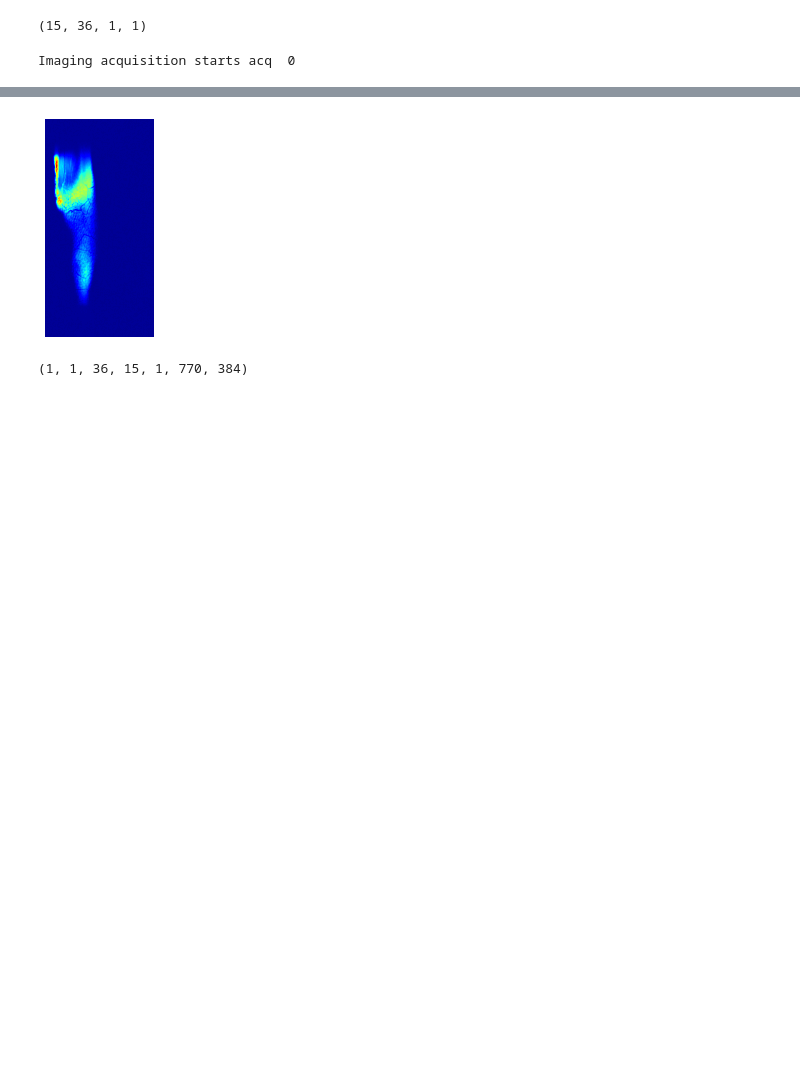
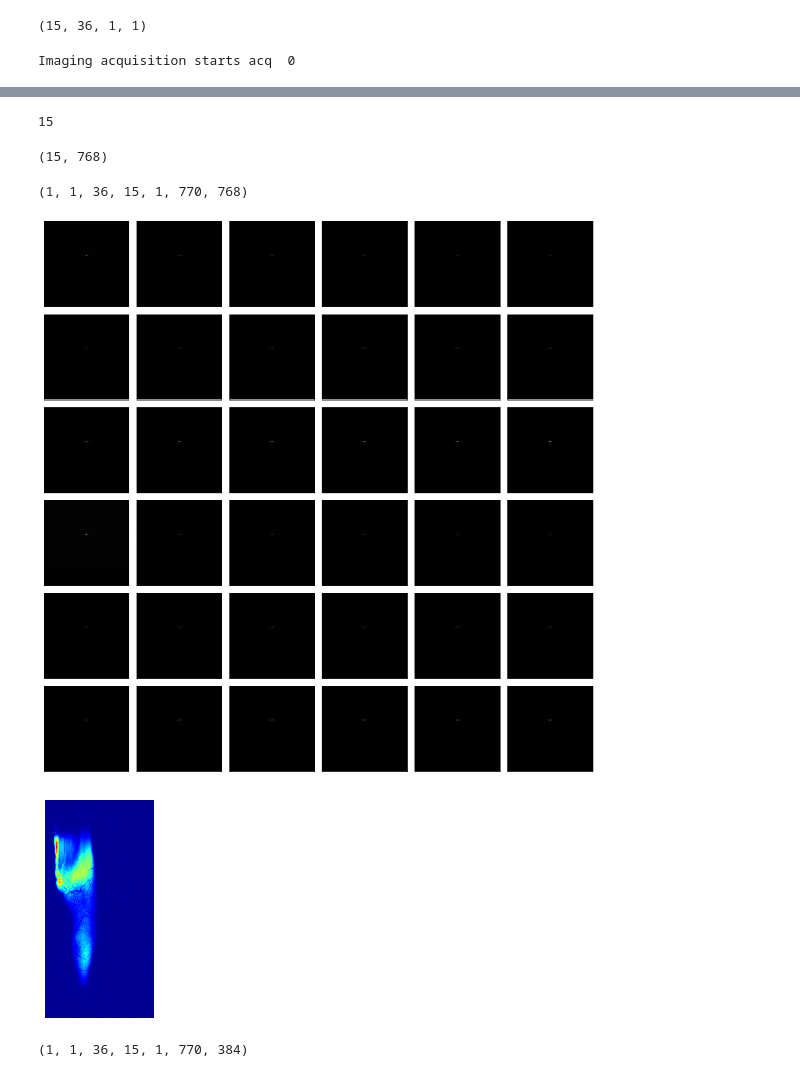
Before and after one commit to Erfandarzi/mri-reconstruction, a Jupyter notebook: python/main-colab.ipynb, the cells around one changed output, grey strips where cells are left out. Cells and saved outputs as stored; diff of their text form; code cells hidden in the pictures; blank space fills up the shorter version.

```diff
--- a/python/main-colab.ipynb
+++ b/python/main-colab.ipynb
@@ -118,3 +122,52 @@ Imaging acquisition starts acq  0
+# %%
+pprint(acq.active_channels)
+# %% [output]
+15
+# %%
+acq.data.shape
+# %% [output]
+(15, 768)
+# %%
+import os
+import ismrmrd
+import ismrmrd.xsd
+import numpy as np
+
+from ismrmrdtools import show, transform
+
+# Initialiaze a storage array
+all_data = np.zeros((nreps, ncontrasts, nslices, ncoils, eNz, eNy, eNx), dtype=np.complex64)
+
+# Loop through the rest of the acquisitions and stuff
+for acqnum in range(firstacq,dset.number_of_acquisitions()):
+    acq = dset.read_acquisition(acqnum)
+
+    # Stuff into the buffer
+    rep = acq.idx.repetition
+    contrast = acq.idx.contrast
+    slice = acq.idx.slice
+    y = acq.idx.kspace_encode_step_1
+    z = acq.idx.kspace_encode_step_2
+    # print(y,z)
+    all_data[rep, contrast, slice, :, z, y, :] = acq.data
+# %%
+all_data.shape
+# %% [output]
+(1, 1, 36, 15, 1, 770, 768)
+# %%
+img = all_data.squeeze()
+img = img / img.max()
+# %%
+import matplotlib.pyplot as plt
+plt.figure(figsize=(15,15))
+for i in range(36):
+  plt.subplot(6,6,i+1)
+  plt.imshow(np.abs(img[i,0,...]), cmap='gray')
+  plt.xticks([]);  plt.yticks([])
+plt.tight_layout()
+plt.show()
+# %% [output]
+[figure, added]
 # %%
 import os
 import ismrmrd
```
Also changed, not shown: parts of 2 cells of this notebook.
